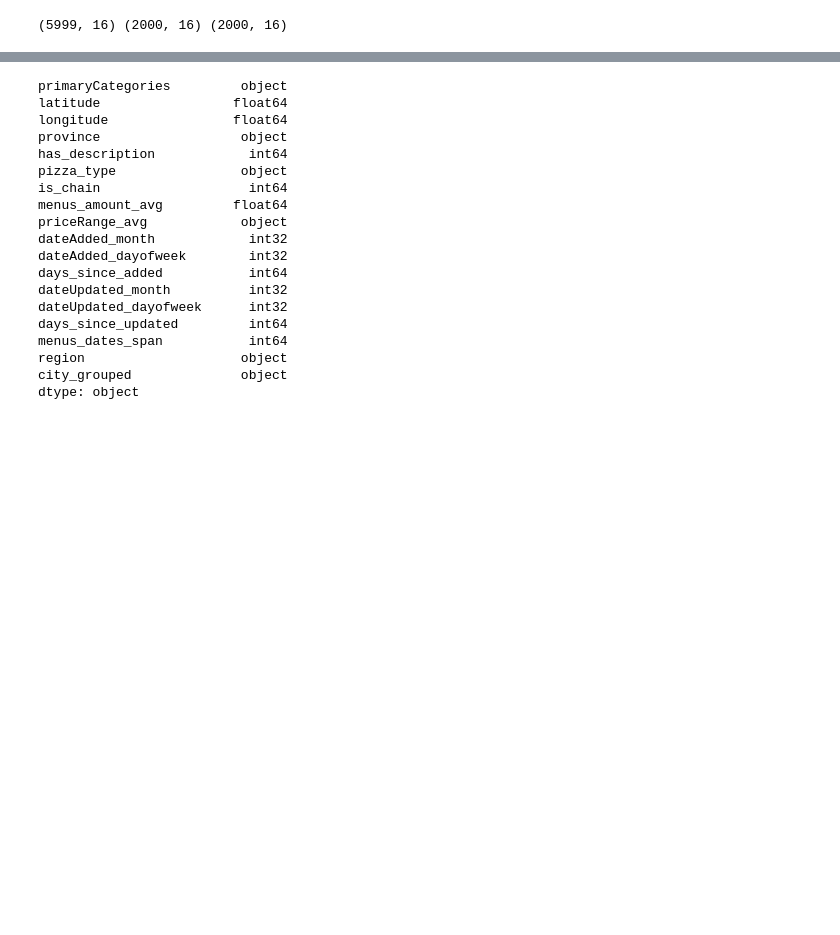
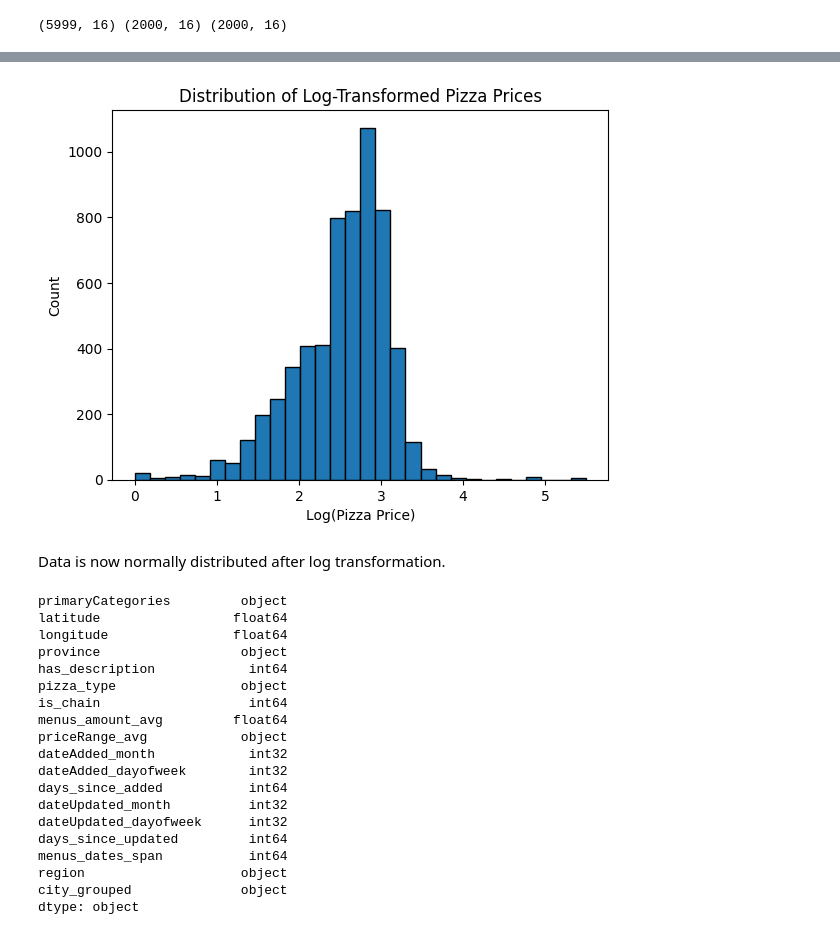
Before and after one commit to arjunvenkateshusd/ads505, a Jupyter notebook: ads505_FinalProj.ipynb, the cells around one changed output, grey strips where cells are left out. Saved outputs shown, nothing was run; the diff lists cells and outputs as text; code cells hidden in the pictures; blank space fills up the shorter version.

```diff
--- a/ads505_FinalProj.ipynb
+++ b/ads505_FinalProj.ipynb
@@ -996,3 +1015,14 @@ test_y_reg = y_reg.loc[test_y_clf.index]
+# %%
+# Histogram after log-transformation
+plt.hist(np.log1p(train_y_reg), bins=30, edgecolor='k')
+plt.xlabel("Log(Pizza Price)")
+plt.ylabel("Count")
+plt.title("Distribution of Log-Transformed Pizza Prices")
+plt.show()
+# %% [output]
+[figure, added]
+# %% [markdown]
+Data is now normally distributed after log transformation.
 # %%
 data2_cleaned.dtypes
 # %% [output]
```
Also changed, not shown: parts of 27 cells of this notebook.
